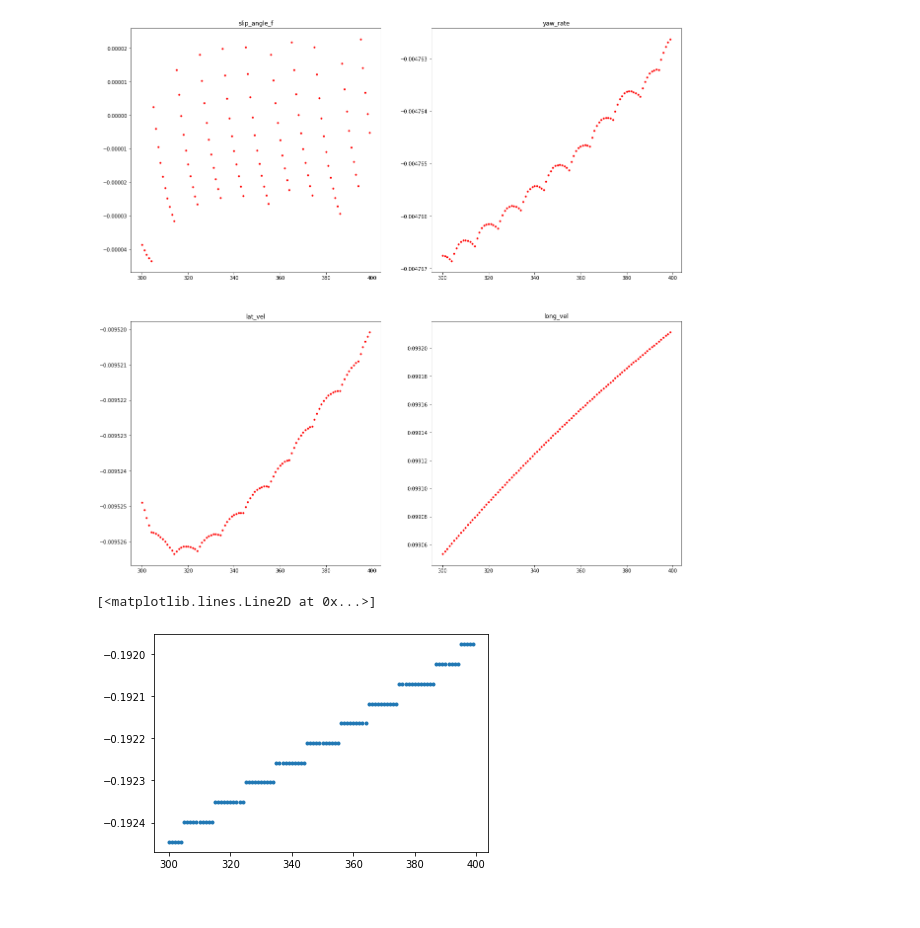
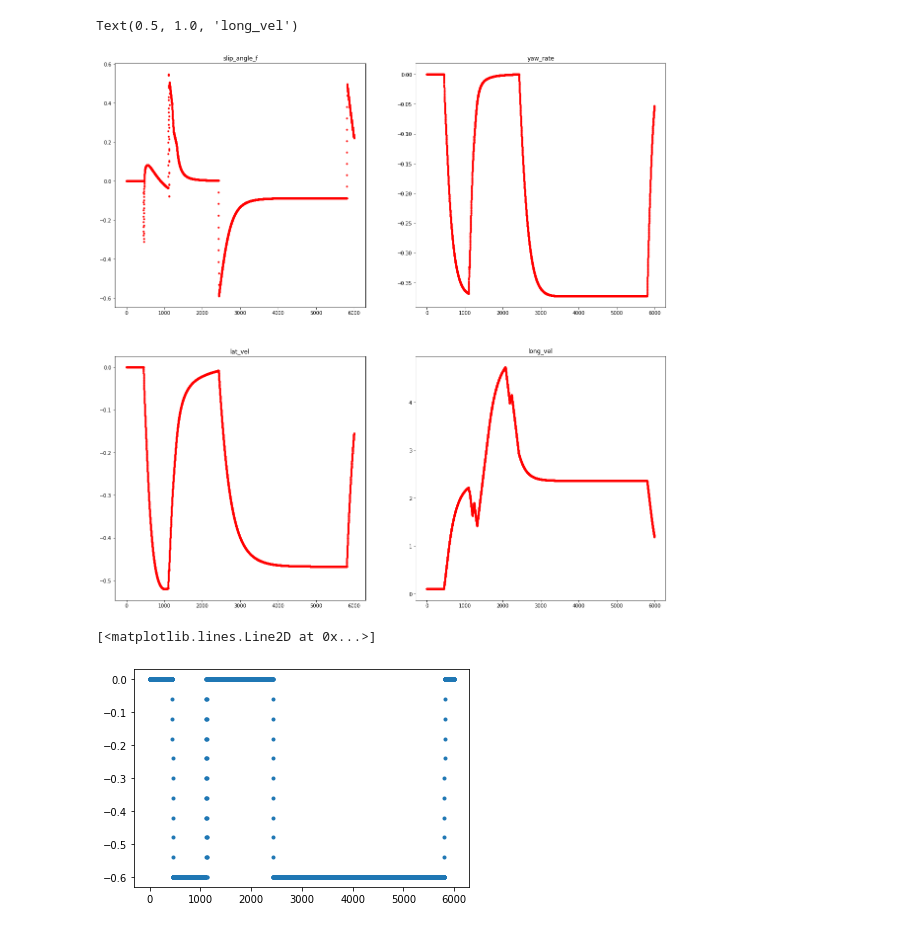
Before and after one commit to AvaRat/dynamic-model-car-simulator, a Jupyter notebook: simulator_visualization.ipynb, the cells around one changed output. Cells and saved outputs as stored; diff of their text form; code cells hidden in the pictures.

```diff
--- a/simulator_visualization.ipynb
+++ b/simulator_visualization.ipynb
@@ -52,7 +46,7 @@ data.head(50)
 # %%
 plt.figure(figsize=(20,20))
-a = 300
-b = 400
+a = 0
+b = 6000
 ax = plt.subplot(221)
 plt.plot(data['slip_angle_f'][a:b], '.r');
 plt.title('slip_angle_f')
@@ -68,18 +62,16 @@ plt.title('lat_vel')
 ax = plt.subplot(224)
 plt.plot(data['long_vel'][a:b], '.r');
 plt.title('long_vel')
-
-
-data.to_csv(os.path.join(dirPath,'wrong_data_to_check.csv'))
 # %% [output]
+Text(0.5, 1.0, 'long_vel')
-[figure, old version]
+[figure, new version]
 # %%
-a = 300
-b = 400
+a = 0
+b = 6000
 plt.plot(data['steering_angle'][a:b], '.')
 # %% [output]
 [<matplotlib.lines.Line2D at 0x...>]
-[figure, old version]
+[figure, new version]
 # %%
 plt.figure(figsize=(20,10))
 ax = plt.subplot(221)
```
Also changed, not shown: parts of 21 cells of this notebook, 3 other files.
